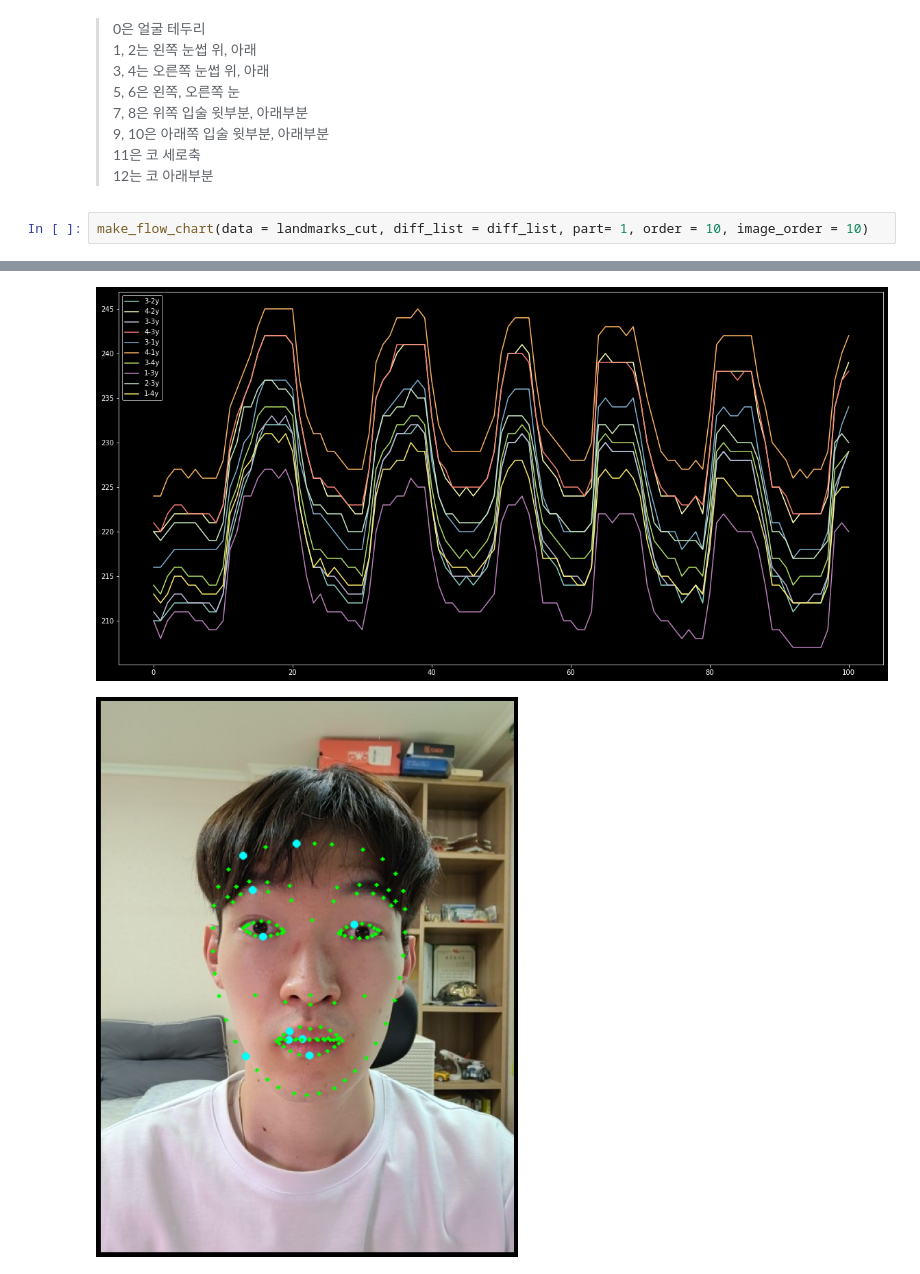
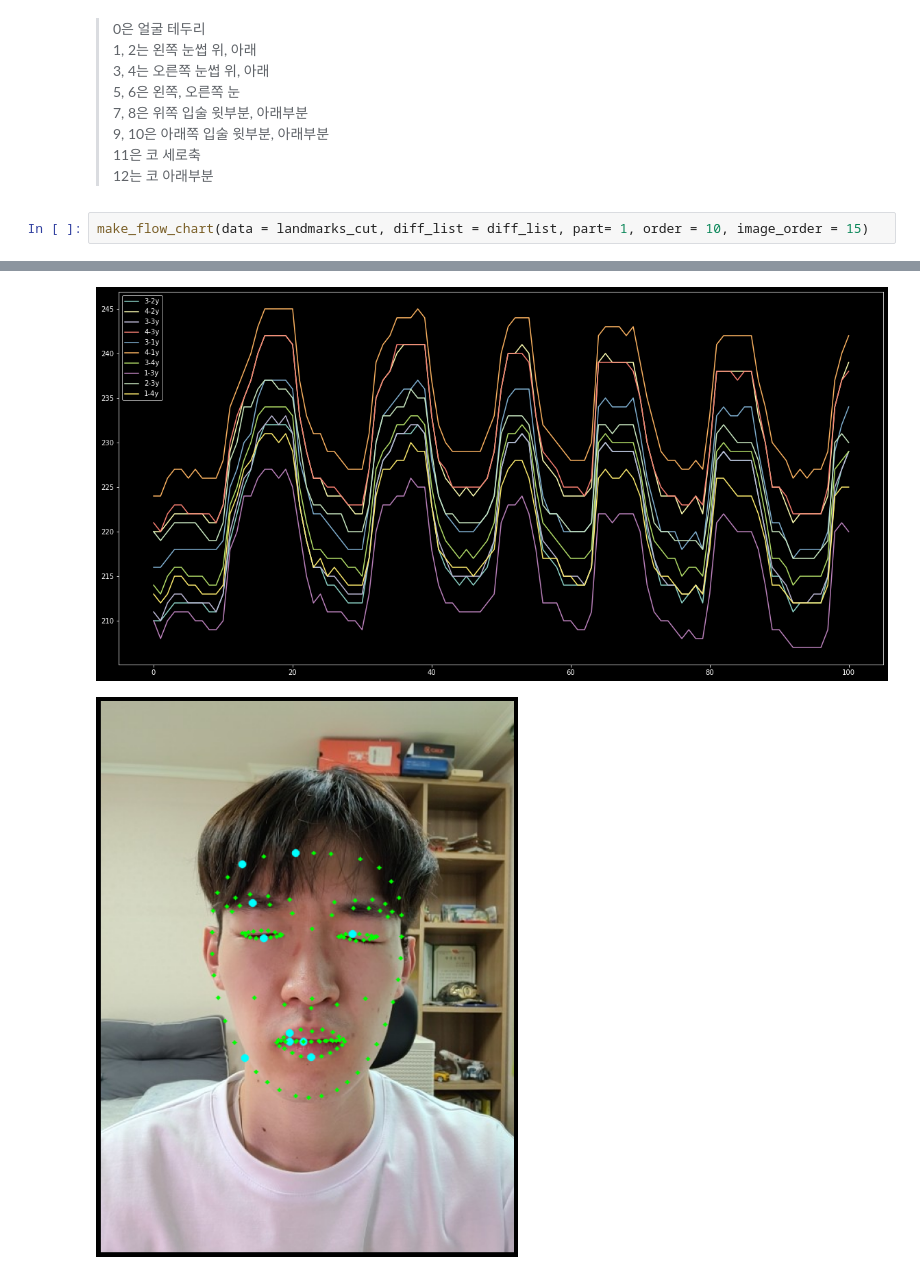
Before and after one commit to minimini-1/Facial-Expression-Recognition, a Jupyter notebook: modeling/feature_change.ipynb, the cells around one changed output, grey strips where cells are left out. Cells and saved outputs as stored; diff of their text form.

Commit message:
change example image

```diff
--- a/modeling/feature_change.ipynb
+++ b/modeling/feature_change.ipynb
@@ -117,18 +117,18 @@ diff_list
 > 11은 코 세로축 \
 > 12는 코 아래부분
 # %%
-make_flow_chart(data = landmarks_cut, diff_list = diff_list, part= 1, order = 10, image_order = 10)
+make_flow_chart(data = landmarks_cut, diff_list = diff_list, part= 1, order = 10, image_order = 15)
 # %% [output]
       value
 3-2y  153.0
 4-2y  151.0
 3-3y  146.0
 4-3y  144.0
 3-1y  144.0
 4-1y  138.0
 3-4y  137.0
 1-3y  131.0
 2-3y  126.0
 1-4y  125.0
 [figure]
-[figure, old version]
+[figure, new version]
```
